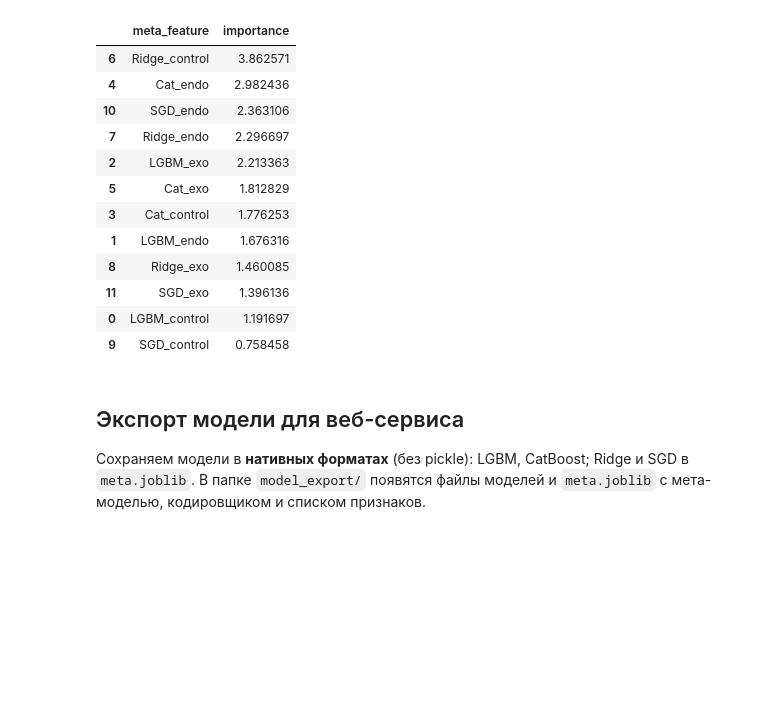
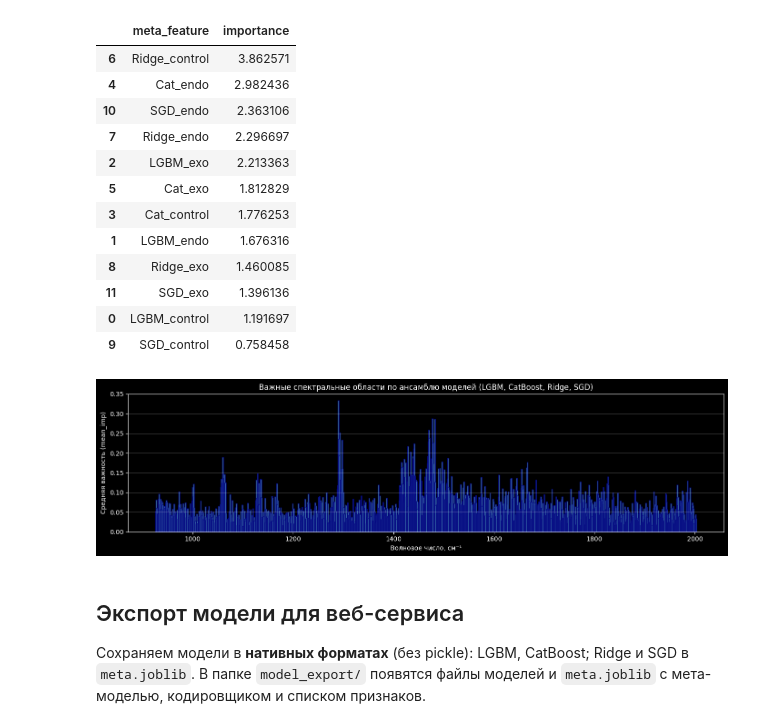
Before and after one commit to Neiromen/RomanSpectre, a Jupyter notebook: sample.ipynb, the cells around one changed output. Cells and saved outputs as stored; diff of their text form; code cells hidden in the pictures; blank space fills up the shorter version.

```diff
--- a/sample.ipynb
+++ b/sample.ipynb
@@ -415,6 +465,22 @@ display(meta_fi)
 | 11 | SGD_exo | 1.396136 |
 | 0 | LGBM_control | 1.191697 |
 | 9 | SGD_control | 0.758458 |
+# %%
+# Визуализация: важные спектральные области (только признаки wave_*)
+fi_wave = fi[fi["feature"].str.startswith("wave_")].copy()
+fi_wave["wavenumber"] = fi_wave["feature"].str.replace("wave_", "").astype(float)
+fi_wave = fi_wave.sort_values("wavenumber")
+
+fig, ax = plt.subplots(figsize=(14, 4))
+ax.bar(fi_wave["wavenumber"], fi_wave["mean_imp"], width=2.5, color="steelblue", alpha=0.8, edgecolor="navy")
+ax.set_xlabel("Волновое число, см⁻¹")
+ax.set_ylabel("Средняя важность (mean_imp)")
+ax.set_title("Важные спектральные области по ансамблю моделей (LGBM, CatBoost, Ridge, SGD)")
+ax.grid(True, alpha=0.3, axis="y")
+plt.tight_layout()
+plt.show()
+# %% [output]
+[figure, added]
 # %% [markdown]
 ## Экспорт модели для веб-сервиса
 
```
Also changed, not shown: parts of 6 cells of this notebook, 3 other files.
